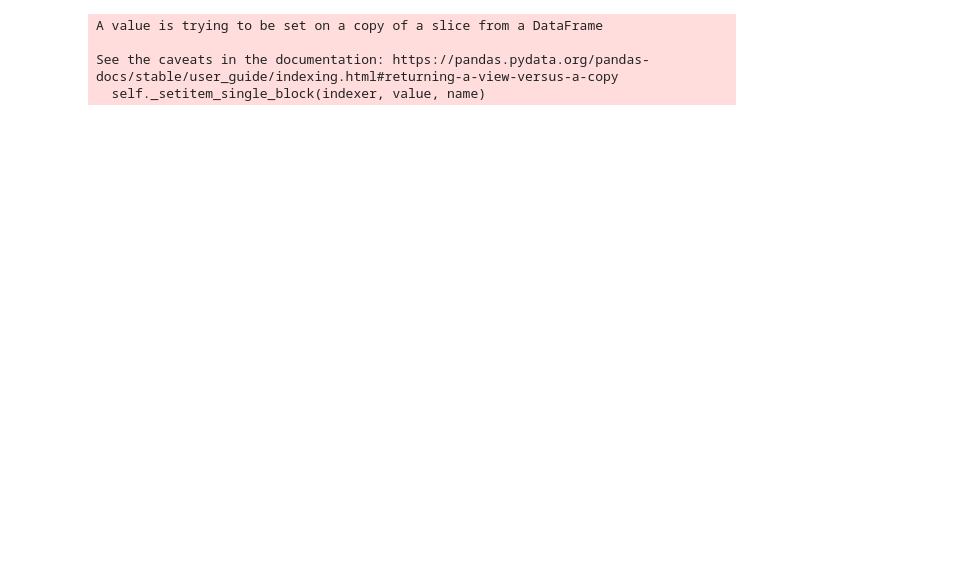
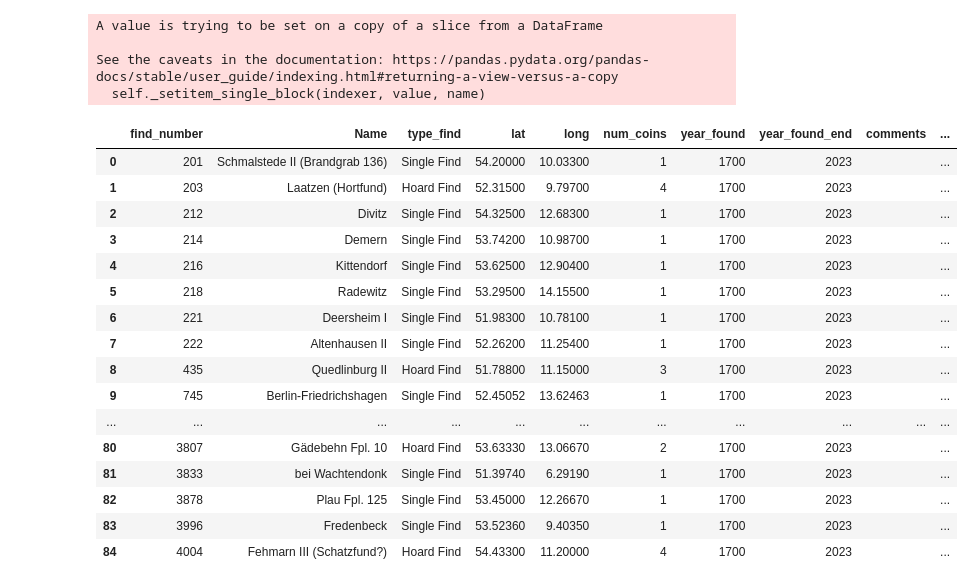
Before and after one commit to pyzmark/FLAME_DAI_transformation, a Jupyter notebook: AFE Import-Transform (FLAME).ipynb, the cells around one changed output. Saved outputs shown, nothing was run; the diff lists cells and outputs as text; code cells hidden in the pictures; blank space fills up the shorter version.

```diff
--- a/AFE Import-Transform (FLAME).ipynb
+++ b/AFE Import-Transform (FLAME).ipynb
@@ -787,3 +791,18 @@ daip['Fundkategorie'] = daip['Fundkategorie'].fillna('Unknown')
+# %%
+# We have a final problem. The original scrape and regex cut the last letter off of some finds
+# This is the result of having to filter through huge variation in string patterns
+# I don't think an ideal pattern matching formula exists, so rather than play with that
+# We just reinput them from afe_fundort
+fundort = pd.read_csv('afe_fundort.csv')
+# Drop nans
+fundort = fundort.dropna(subset=['ID'])
+fundort = fundort.reset_index(drop=True)
+# Convert to int, not str. Find IDs are ints
+fundort['ID'] = fundort['ID'].astype(int)
+def find_corrector(find_id):
+    find_name = fundort[fundort['ID']==find_id]['Name'].values[0]
+    return find_name
+daip['Location'] = daip['afe_find_id'].map(find_corrector)
 # %%
 # Here we create finds using the same method.
 # We can fill in information in a subsequent step, by joining between the two
@@ -899,4 +901,22 @@ def find_corrector(find_id):
-# %%
-find['Name'] = find['find_number'].map(find_corrector)
+# %%
+find.head(100)
+# %% [output]
+|  | find_number | Name | type_find | lat | long | num_coins | year_found | year_found_end | comments | ... |
+| 0 | 201 | Schmalstede II (Brandgrab 136) | Single Find | 54.20000 | 10.03300 | 1 | 1700 | 2023 |  | ... |
+| 1 | 203 | Laatzen (Hortfund) | Hoard Find | 52.31500 | 9.79700 | 4 | 1700 | 2023 |  | ... |
+| 2 | 212 | Divitz | Single Find | 54.32500 | 12.68300 | 1 | 1700 | 2023 |  | ... |
+| 3 | 214 | Demern | Single Find | 53.74200 | 10.98700 | 1 | 1700 | 2023 |  | ... |
+| 4 | 216 | Kittendorf | Single Find | 53.62500 | 12.90400 | 1 | 1700 | 2023 |  | ... |
+| 5 | 218 | Radewitz | Single Find | 53.29500 | 14.15500 | 1 | 1700 | 2023 |  | ... |
+| 6 | 221 | Deersheim I | Single Find | 51.98300 | 10.78100 | 1 | 1700 | 2023 |  | ... |
+| 7 | 222 | Altenhausen II | Single Find | 52.26200 | 11.25400 | 1 | 1700 | 2023 |  | ... |
+| 8 | 435 | Quedlinburg II | Hoard Find | 51.78800 | 11.15000 | 3 | 1700 | 2023 |  | ... |
+| 9 | 745 | Berlin-Friedrichshagen | Single Find | 52.45052 | 13.62463 | 1 | 1700 | 2023 |  | ... |
+| ... | ... | ... | ... | ... | ... | ... | ... | ... | ... | ... |
+| 80 | 3807 | Gädebehn Fpl. 10 | Hoard Find | 53.63330 | 13.06670 | 2 | 1700 | 2023 |  | ... |
+| 81 | 3833 | bei Wachtendonk | Single Find | 51.39740 | 6.29190 | 1 | 1700 | 2023 |  | ... |
+| 82 | 3878 | Plau Fpl. 125 | Single Find | 53.45000 | 12.26670 | 1 | 1700 | 2023 |  | ... |
+| 83 | 3996 | Fredenbeck | Single Find | 53.52360 | 9.40350 | 1 | 1700 | 2023 |  | ... |
+| 84 | 4004 | Fehmarn III (Schatzfund?) | Hoard Find | 54.43300 | 11.20000 | 4 | 1700 | 2023 |  | ... |
 # %%
 find.to_csv(path_or_buf='final_afe_finds.csv')
```
Also changed, not shown: parts of 6 cells of this notebook, 1 other file.
